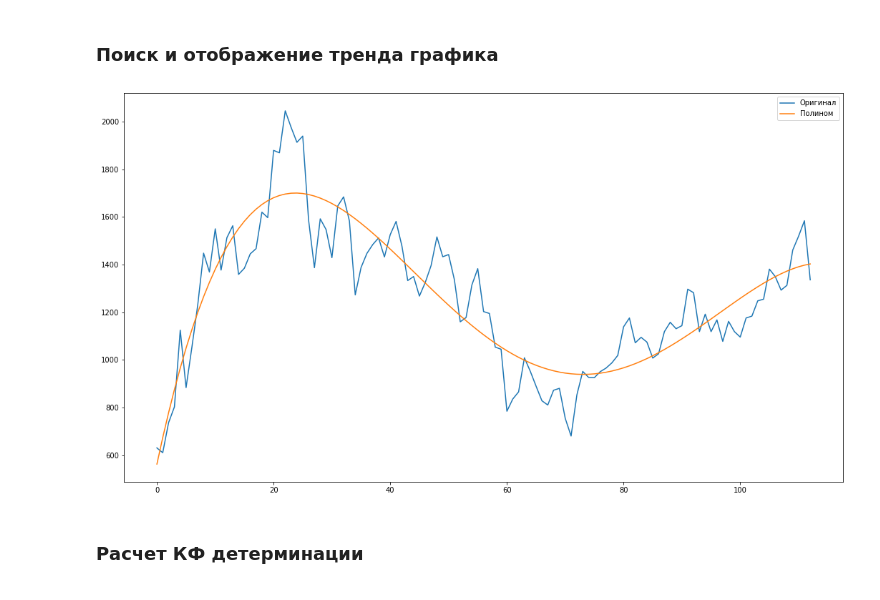
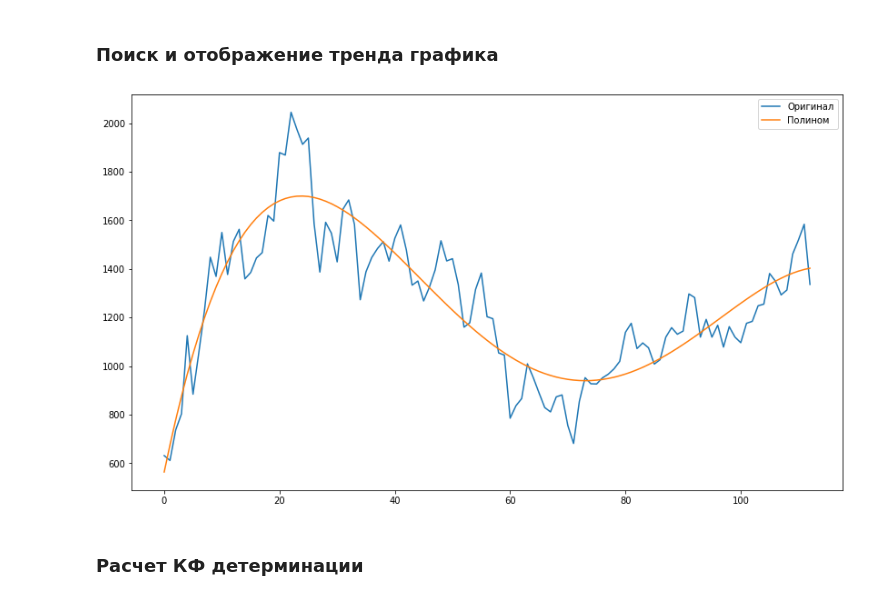
Before and after one commit to xtess16/RTSI, a Jupyter notebook: RST-2.ipynb, the cells around one changed output. Cells and saved outputs as stored; diff of their text form; code cells hidden in the pictures.

```diff
--- a/RST-2.ipynb
+++ b/RST-2.ipynb
@@ -84,13 +89,13 @@ adfuller(series)
 ### Поиск и отображение тренда графика
 # %%
 trend_line = find_trend_by_kf(get_polyfit(series, 4))
-fig = plt.figure(figsize=(18, 10))
+fig = plt.figure(figsize=(14, 8))
 plt.plot(series, label='Оригинал')
 plt.plot(trend_line, label='Полином')
 plt.legend()
 plt.show()
 # %% [output]
-[figure, old version]
+[figure, new version]
 # %% [markdown]
 ### Расчет КФ детерминации
 # %%
```
Also changed, not shown: parts of 20 cells of this notebook.
